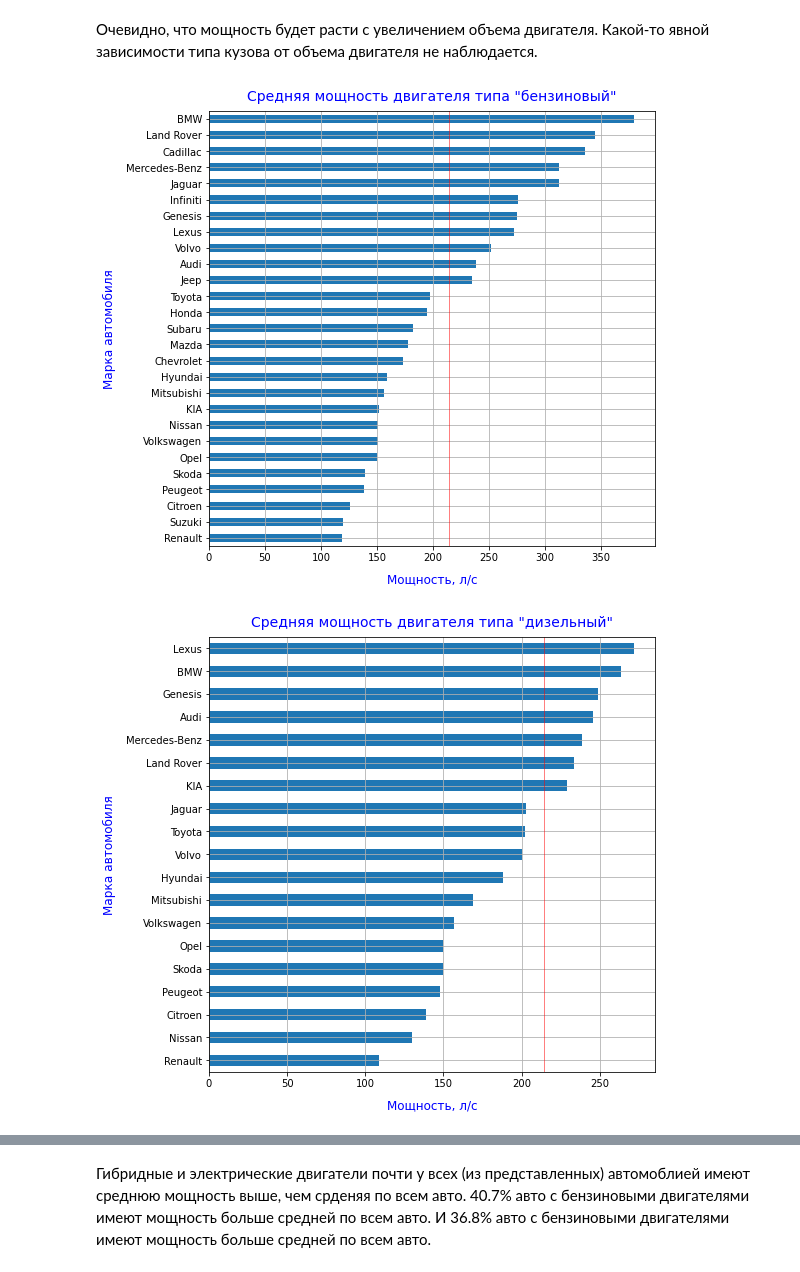
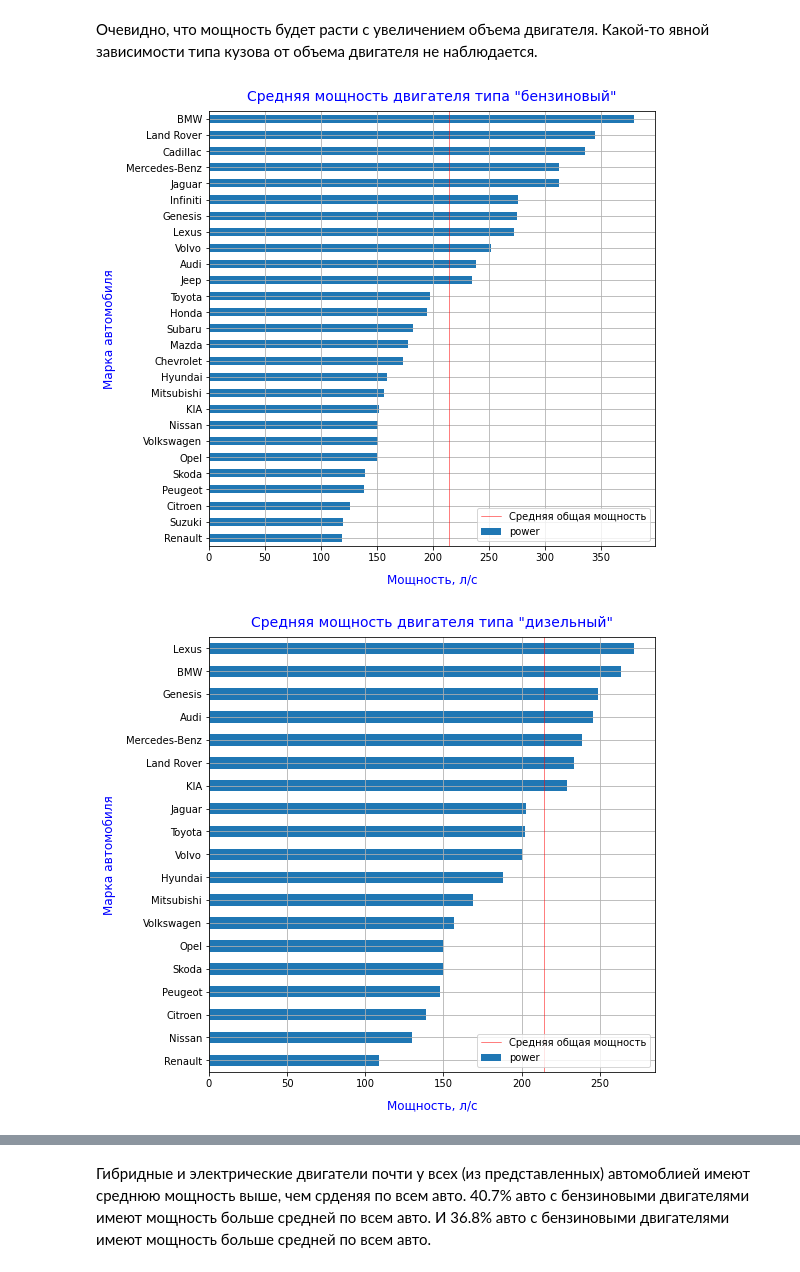
Before and after one commit to BasilPDS/Other_task, a Jupyter notebook: Task_auto_classif.ipynb, the cells around one changed output, grey strips where cells are left out. Saved outputs shown, nothing was run; the diff lists cells and outputs as text; code cells hidden in the pictures.

```diff
--- a/Task_auto_classif.ipynb
+++ b/Task_auto_classif.ipynb
@@ -535,13 +535,14 @@ plt.text(-90., 250, 'Электродвигатели', fontsize=12, rotation=90
 # %%
 for eng_type in df['engin_type'].unique():
     plt.figure(figsize=(8, 8))
     df[df['engin_type'] == eng_type].groupby(['brand'])['power'].mean().sort_values(ascending=True).plot(kind='barh')
     plt.xlabel('Мощность, л/с', fontsize=12, color='blue', labelpad=10)
     plt.ylabel('Марка автомобиля', fontsize=12, color='blue', labelpad=10)
-    plt.axvline(x=df['power'].mean(), ymin=0, ymax=1, label='Средняяj,общая мощность', linewidth=0.5, color='r')
+    plt.axvline(x=df['power'].mean(), ymin=0, ymax=1, label='Средняя общая мощность', linewidth=0.5, color='r')
+    plt.legend()
     # Название графика
     plt.title('Средняя мощность двигателя типа "{}"'.format(eng_type), fontsize=14, color='blue', pad=10);
     plt.grid(True)
 # %% [output]
-[figure, old version]
+[figure, new version]
-[figure, old version]
+[figure, new version]
```
Also changed, not shown: parts of 29 cells of this notebook.
